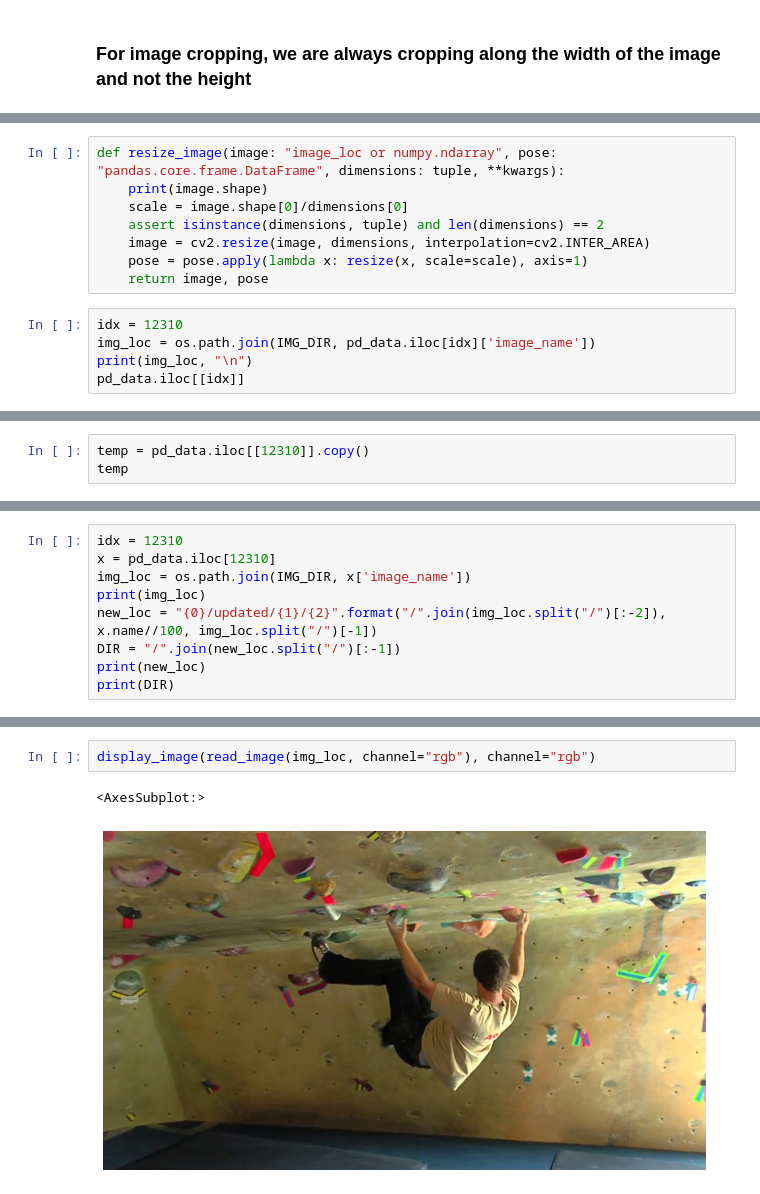
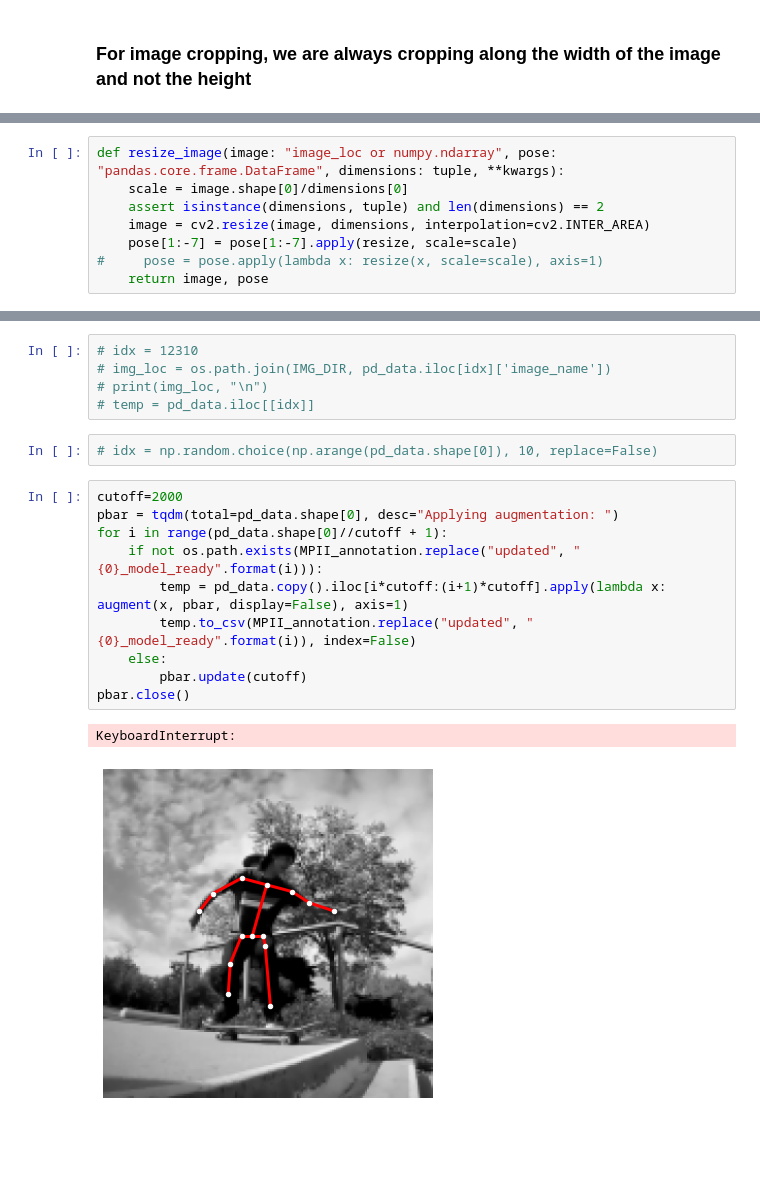
Before and after one commit to cwcontur/CSC-495-Final-Project, a Jupyter notebook: image_manipulation.ipynb, the cells around one changed output, grey strips where cells are left out. Drawn from its saved outputs; the diff is of its cells as text; blank space fills up the shorter version.

Commit message:
Updated image manipulation notebook to save new images and annotation

```diff
--- a/image_manipulation.ipynb
+++ b/image_manipulation.ipynb
@@ -191,14 +209,9 @@ def crop_image(image: "image_loc or numpy.ndarray", pose: "pandas.core.frame.Dat
     return image, pose
 # %%
 def resize_image(image: "image_loc or numpy.ndarray", pose: "pandas.core.frame.DataFrame", dimensions: tuple, **kwargs):
-    print(image.shape)
     scale = image.shape[0]/dimensions[0]
     assert isinstance(dimensions, tuple) and len(dimensions) == 2
     image = cv2.resize(image, dimensions, interpolation=cv2.INTER_AREA)
-    pose = pose.apply(lambda x: resize(x, scale=scale), axis=1)
+    pose[1:-7] = pose[1:-7].apply(resize, scale=scale)
+#     pose = pose.apply(lambda x: resize(x, scale=scale), axis=1)
     return image, pose
-# %%
-idx = 12310
-img_loc = os.path.join(IMG_DIR, pd_data.iloc[idx]['image_name'])
-print(img_loc, "\n")
-pd_data.iloc[[idx]]
@@ -209,3 +217,0 @@ pd_data.iloc[[idx]]
-# %%
-temp = pd_data.iloc[[12310]].copy()
-temp
@@ -215,9 +217,0 @@ temp
-# %%
-idx = 12310
-x = pd_data.iloc[12310]
-img_loc = os.path.join(IMG_DIR, x['image_name'])
-print(img_loc)
-new_loc = "{0}/updated/{1}/{2}".format("/".join(img_loc.split("/")[:-2]), x.name//100, img_loc.split("/")[-1])
-DIR = "/".join(new_loc.split("/")[:-1])
-print(new_loc)
-print(DIR)
@@ -287,5 +251,20 @@ display_image(img_loc, channel="rgb")
-# %%
-display_image(read_image(img_loc, channel="rgb"), channel="rgb")
-# %% [output]
-<AxesSubplot:>
-[figure, removed]
+# %%
+# idx = 12310
+# img_loc = os.path.join(IMG_DIR, pd_data.iloc[idx]['image_name'])
+# print(img_loc, "\n")
+# temp = pd_data.iloc[[idx]]
+# %%
+# idx = np.random.choice(np.arange(pd_data.shape[0]), 10, replace=False)
+# %%
+cutoff=2000
+pbar = tqdm(total=pd_data.shape[0], desc="Applying augmentation: ")
+for i in range(pd_data.shape[0]//cutoff + 1):
+    if not os.path.exists(MPII_annotation.replace("updated", "{0}_model_ready".format(i))):
+        temp = pd_data.copy().iloc[i*cutoff:(i+1)*cutoff].apply(lambda x: augment(x, pbar, display=False), axis=1)
+        temp.to_csv(MPII_annotation.replace("updated", "{0}_model_ready".format(i)), index=False)
+    else:
+        pbar.update(cutoff)
+pbar.close()
+# %% [output]
+KeyboardInterrupt:
+[figure, added]
```
Also changed, not shown: parts of 23 cells of this notebook.
